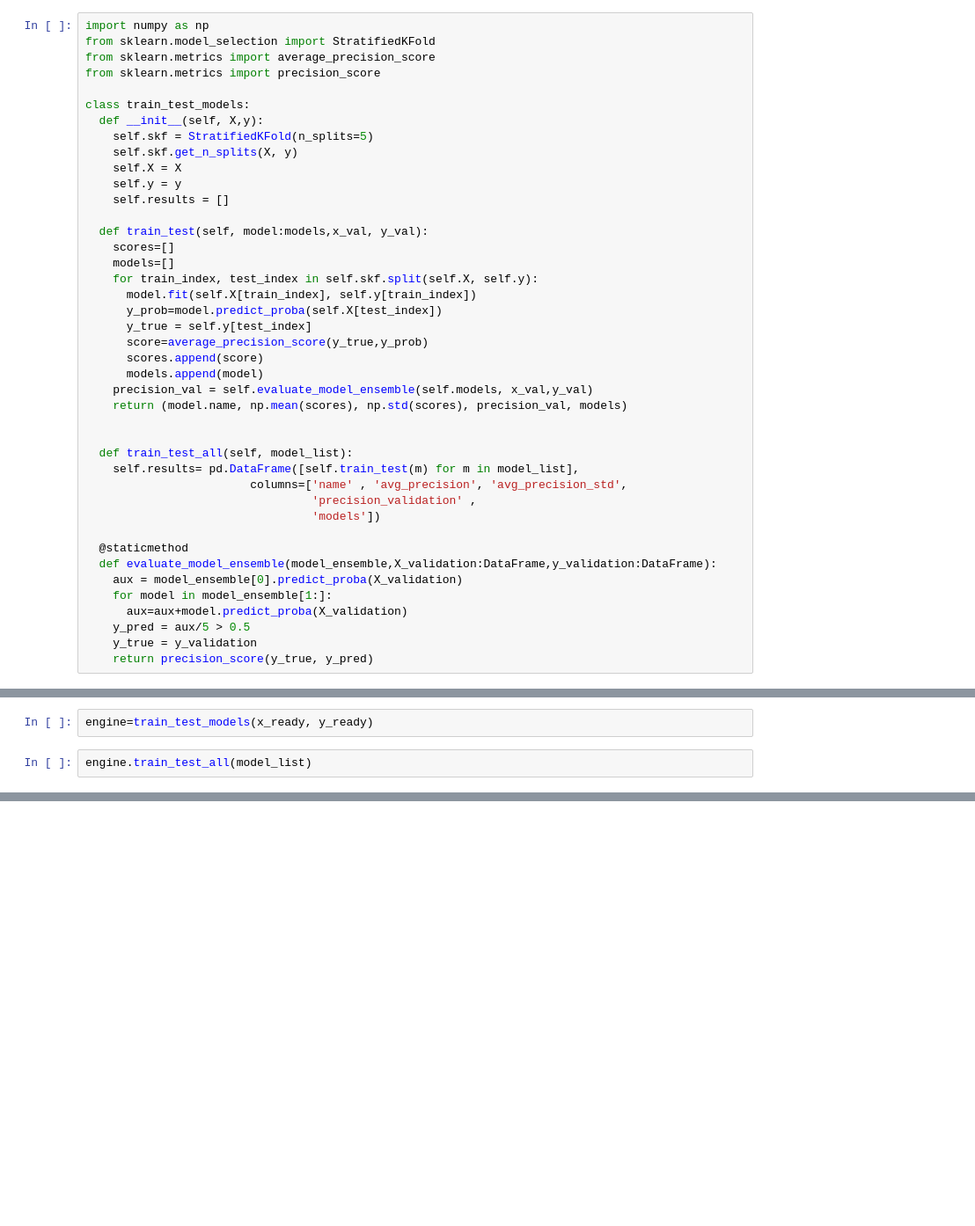
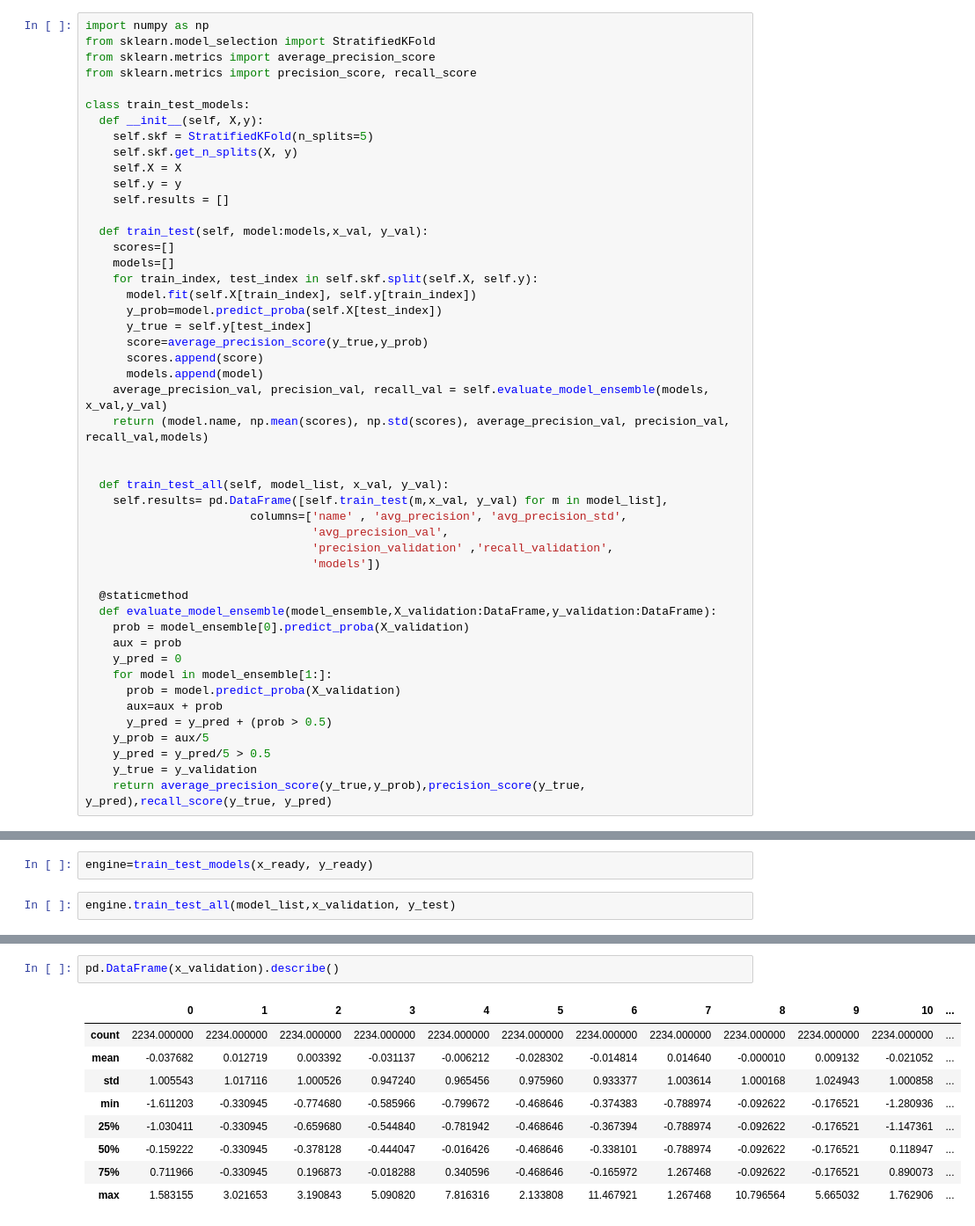
Before and after one commit to marceloosg/ibge, a Jupyter notebook: safra.ipynb, the cells around one changed output, grey strips where cells are left out. Shown at 88% size. Drawn from its saved outputs; the diff is of its cells as text; blank space fills up the shorter version.

```diff
--- a/safra.ipynb
+++ b/safra.ipynb
@@ -53,7 +125,7 @@ class models:
 import numpy as np
 from sklearn.model_selection import StratifiedKFold
 from sklearn.metrics import average_precision_score
-from sklearn.metrics import precision_score
+from sklearn.metrics import precision_score, recall_score
 
 class train_test_models:
   def __init__(self, X,y):
@@ -73,21 +145,27 @@ class train_test_models:
       score=average_precision_score(y_true,y_prob)
       scores.append(score)
       models.append(model)
-    precision_val = self.evaluate_model_ensemble(self.models, x_val,y_val)
-    return (model.name, np.mean(scores), np.std(scores), precision_val, models)
+    average_precision_val, precision_val, recall_val = self.evaluate_model_ensemble(models, x_val,y_val)
+    return (model.name, np.mean(scores), np.std(scores), average_precision_val, precision_val, recall_val,models)
 
 
-  def train_test_all(self, model_list):
-    self.results= pd.DataFrame([self.train_test(m) for m in model_list],
+  def train_test_all(self, model_list, x_val, y_val):
+    self.results= pd.DataFrame([self.train_test(m,x_val, y_val) for m in model_list],
                         columns=['name' , 'avg_precision', 'avg_precision_std',
-                                 'precision_validation' ,
+                                 'avg_precision_val',
+                                 'precision_validation' ,'recall_validation',
                                  'models'])
 
   @staticmethod
   def evaluate_model_ensemble(model_ensemble,X_validation:DataFrame,y_validation:DataFrame):
-    aux = model_ensemble[0].predict_proba(X_validation)
+    prob = model_ensemble[0].predict_proba(X_validation)
+    aux = prob
+    y_pred = 0
     for model in model_ensemble[1:]:
-      aux=aux+model.predict_proba(X_validation)
-    y_pred = aux/5 > 0.5
+      prob = model.predict_proba(X_validation)
+      aux=aux + prob
+      y_pred = y_pred + (prob > 0.5)
+    y_prob = aux/5
+    y_pred = y_pred/5 > 0.5
     y_true = y_validation
-    return precision_score(y_true, y_pred)
+    return average_precision_score(y_true,y_prob),precision_score(y_true, y_pred),recall_score(y_true, y_pred)
@@ -109,4 +194,4 @@ x_ready, y_ready = pipe.fit(X_train,y_train)
 # %%
 engine=train_test_models(x_ready, y_ready)
 # %%
-engine.train_test_all(model_list)
+engine.train_test_all(model_list,x_validation, y_test)
@@ -122,0 +226,12 @@ x_validation = pipe.transform(X_test)
+# %%
+pd.DataFrame(x_validation).describe()
+# %% [output]
+|  | 0 | 1 | 2 | 3 | 4 | 5 | 6 | 7 | 8 | 9 | 10 | ... |
+| count | 2234.000000 | 2234.000000 | 2234.000000 | 2234.000000 | 2234.000000 | 2234.000000 | 2234.000000 | 2234.000000 | 2234.000000 | 2234.000000 | 2234.000000 | ... |
+| mean | -0.037682 | 0.012719 | 0.003392 | -0.031137 | -0.006212 | -0.028302 | -0.014814 | 0.014640 | -0.000010 | 0.009132 | -0.021052 | ... |
+| std | 1.005543 | 1.017116 | 1.000526 | 0.947240 | 0.965456 | 0.975960 | 0.933377 | 1.003614 | 1.000168 | 1.024943 | 1.000858 | ... |
+| min | -1.611203 | -0.330945 | -0.774680 | -0.585966 | -0.799672 | -0.468646 | -0.374383 | -0.788974 | -0.092622 | -0.176521 | -1.280936 | ... |
+| 25% | -1.030411 | -0.330945 | -0.659680 | -0.544840 | -0.781942 | -0.468646 | -0.367394 | -0.788974 | -0.092622 | -0.176521 | -1.147361 | ... |
+| 50% | -0.159222 | -0.330945 | -0.378128 | -0.444047 | -0.016426 | -0.468646 | -0.338101 | -0.788974 | -0.092622 | -0.176521 | 0.118947 | ... |
+| 75% | 0.711966 | -0.330945 | 0.196873 | -0.018288 | 0.340596 | -0.468646 | -0.165972 | 1.267468 | -0.092622 | -0.176521 | 0.890073 | ... |
+| max | 1.583155 | 3.021653 | 3.190843 | 5.090820 | 7.816316 | 2.133808 | 11.467921 | 1.267468 | 10.796564 | 5.665032 | 1.762906 | ... |
```
Also changed, not shown: parts of 18 cells of this notebook.
